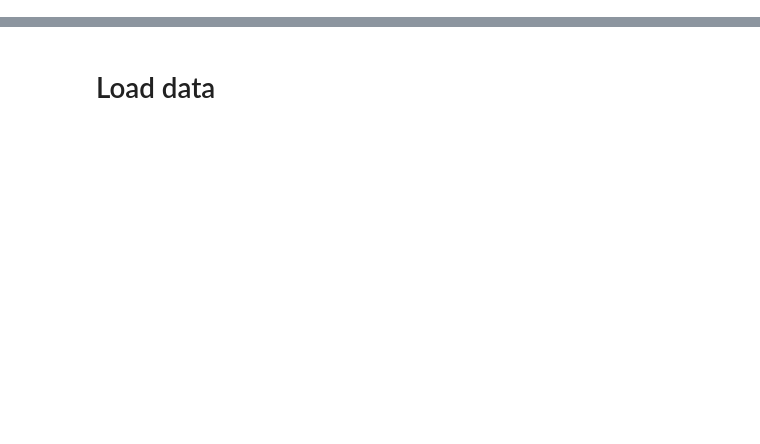
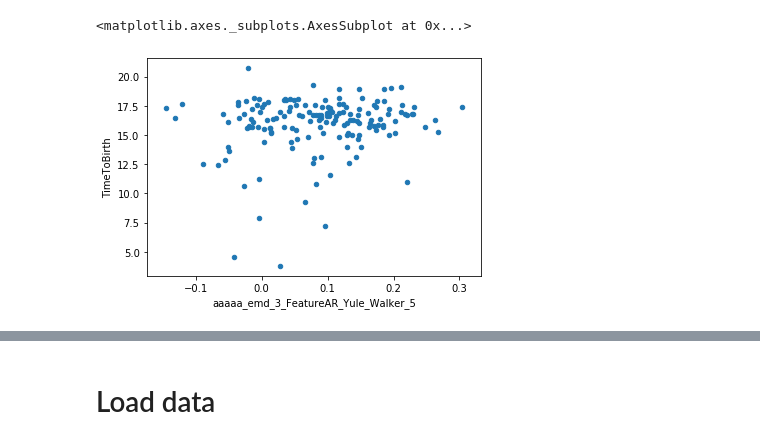
Before and after one commit to GillesVandewiele/EHG-Oversampling, a Jupyter notebook: Feature Analysis.ipynb, the cells around one changed output, grey strips where cells are left out. Drawn from its saved outputs; the diff is of its cells as text; code cells hidden in the pictures; blank space fills up the shorter version.

Commit message:
added notebook with some feature analysis

```diff
--- a/Feature Analysis.ipynb
+++ b/Feature Analysis.ipynb
@@ -8,3 +8,10 @@ import os
 
 %matplotlib inline
 import matplotlib.pyplot as plt
+# %%
+features = []
+for file in tqdm_notebook(os.listdir('examples/output')):
+    features.append(pd.read_csv('examples/output/{}'.format(file), index_col=0))
+features = pd.concat(features)
+
+features.head(5)
@@ -10,0 +26,15 @@ import matplotlib.pyplot as plt
+# %%
+clin_features = ['id', 'channel', 'RecID', 'Gestation', 'Rectime', 'Age', 'Parity', 'Abortions', 'Weight', 'Hypertension', 'Diabetes', 'Placental_position', 'Bleeding_first_trimester', 'Bleeding_second_trimester', 'Funneling', 'Smoker']
+features['Gestation'] = features['Gestation'].astype(float)
+features['Rectime'] = features['Rectime'].astype(float)
+features['TimeToBirth'] = features['Gestation'] - features['Rectime']
+# %%
+early = features[features['Rectime'] <= 26]
+late = features[features['Rectime'] >= 26]
+# %%
+from scipy.stats import pearsonr
+early_ch1 = early[early['channel'] == 3]
+for feature in list(set(early_ch1.columns) - set(clin_features) - {'TimeToBirth'}):
+    corr, p = pearsonr(early_ch1[feature], early_ch1['TimeToBirth'])
+    if p < 0.05:
+        print(feature, corr, p)
@@ -10,0 +74,5 @@ import matplotlib.pyplot as plt
+# %%
+early_ch1[['aaaaa_emd_3_FeatureAR_Yule_Walker_5', 'TimeToBirth']].plot(kind='scatter', x='aaaaa_emd_3_FeatureAR_Yule_Walker_5', y='TimeToBirth')
+# %% [output]
+<matplotlib.axes._subplots.AxesSubplot at 0x...>
+[figure, added]
```
Also changed, not shown: parts of 6 cells of this notebook.
